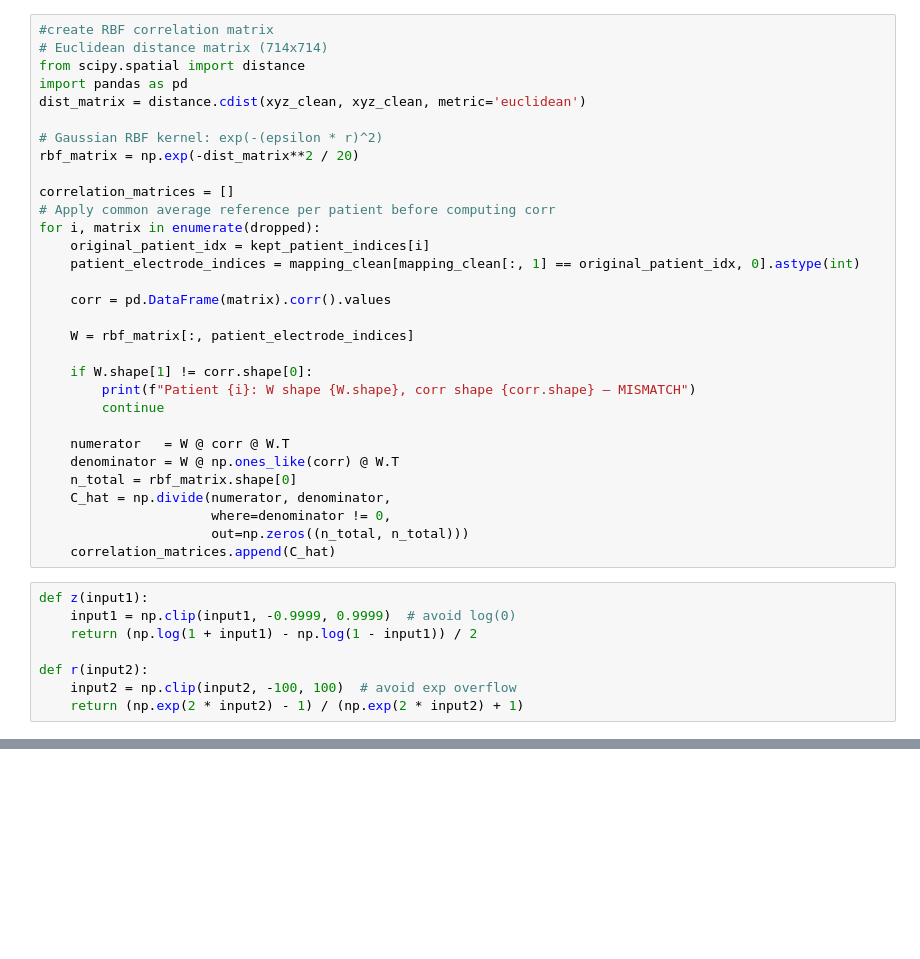
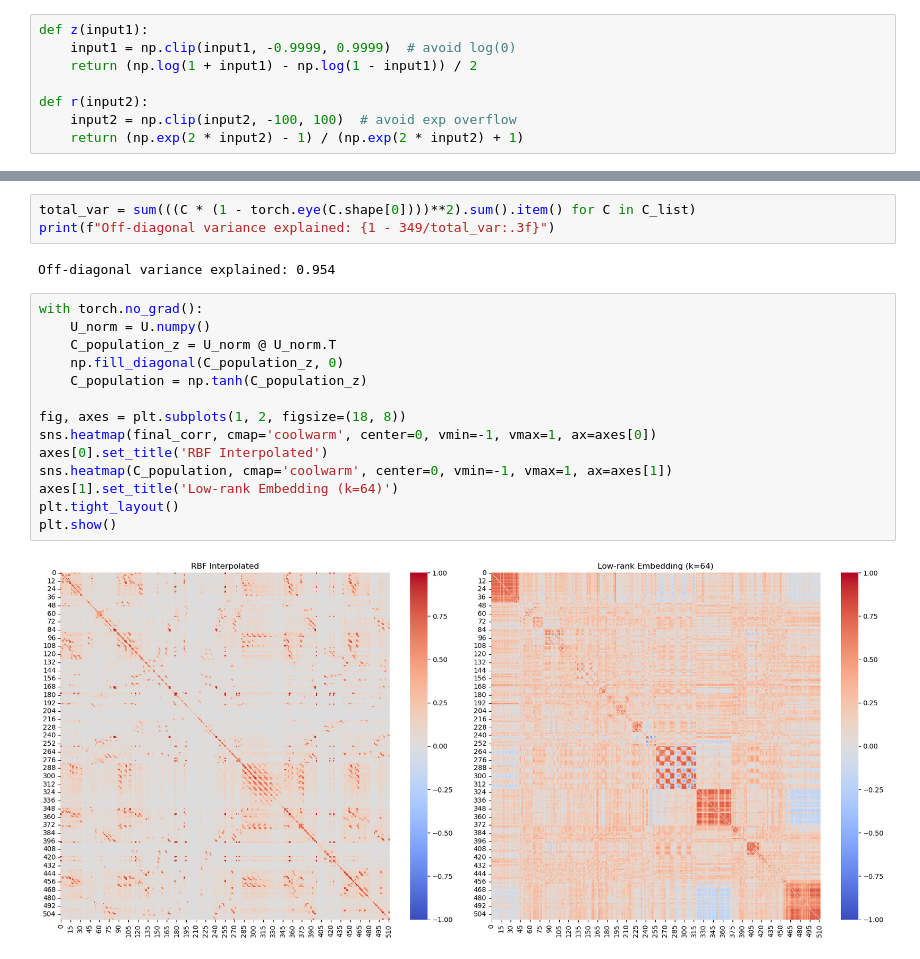
Before and after one commit to NoahWanless/SuperEeg-M467-project, a Jupyter notebook: Correlation.ipynb, the cells around one changed output, grey strips where cells are left out. Cells and saved outputs as stored; diff of their text form; blank space fills up the shorter version.

```diff
--- a/Correlation.ipynb
+++ b/Correlation.ipynb
@@ -159,36 +141,5 @@ print(duplicates)
 Remaining cross-patient duplicates: 0
 []
-# %%
-#create RBF correlation matrix
-# Euclidean distance matrix (714x714)
-from scipy.spatial import distance
-import pandas as pd
-dist_matrix = distance.cdist(xyz_clean, xyz_clean, metric='euclidean')
-
-# Gaussian RBF kernel: exp(-(epsilon * r)^2)
-rbf_matrix = np.exp(-dist_matrix**2 / 20)
-
-correlation_matrices = []
-# Apply common average reference per patient before computing corr
-for i, matrix in enumerate(dropped):
-    original_patient_idx = kept_patient_indices[i]
-    patient_electrode_indices = mapping_clean[mapping_clean[:, 1] == original_patient_idx, 0].astype(int)
-
-    corr = pd.DataFrame(matrix).corr().values
-
-    W = rbf_matrix[:, patient_electrode_indices]
-
-    if W.shape[1] != corr.shape[0]:
-        print(f"Patient {i}: W shape {W.shape}, corr shape {corr.shape} — MISMATCH")
-        continue
-
-    numerator   = W @ corr @ W.T
-    denominator = W @ np.ones_like(corr) @ W.T
-    n_total = rbf_matrix.shape[0]
-    C_hat = np.divide(numerator, denominator,
-                      where=denominator != 0,
-                      out=np.zeros((n_total, n_total)))
-    correlation_matrices.append(C_hat)
 # %%
 def z(input1):
     input1 = np.clip(input1, -0.9999, 0.9999)  # avoid log(0)
@@ -214,0 +292,21 @@ plt.show()
+# %%
+total_var = sum(((C * (1 - torch.eye(C.shape[0])))**2).sum().item() for C in C_list)
+print(f"Off-diagonal variance explained: {1 - 349/total_var:.3f}")
+# %% [output]
+Off-diagonal variance explained: 0.954
+# %%
+with torch.no_grad():
+    U_norm = U.numpy()
+    C_population_z = U_norm @ U_norm.T
+    np.fill_diagonal(C_population_z, 0)
+    C_population = np.tanh(C_population_z)
+
+fig, axes = plt.subplots(1, 2, figsize=(18, 8))
+sns.heatmap(final_corr, cmap='coolwarm', center=0, vmin=-1, vmax=1, ax=axes[0])
+axes[0].set_title('RBF Interpolated')
+sns.heatmap(C_population, cmap='coolwarm', center=0, vmin=-1, vmax=1, ax=axes[1])
+axes[1].set_title('Low-rank Embedding (k=64)')
+plt.tight_layout()
+plt.show()
+# %% [output]
+[figure, added]
```
Also changed, not shown: parts of 5 cells of this notebook.
